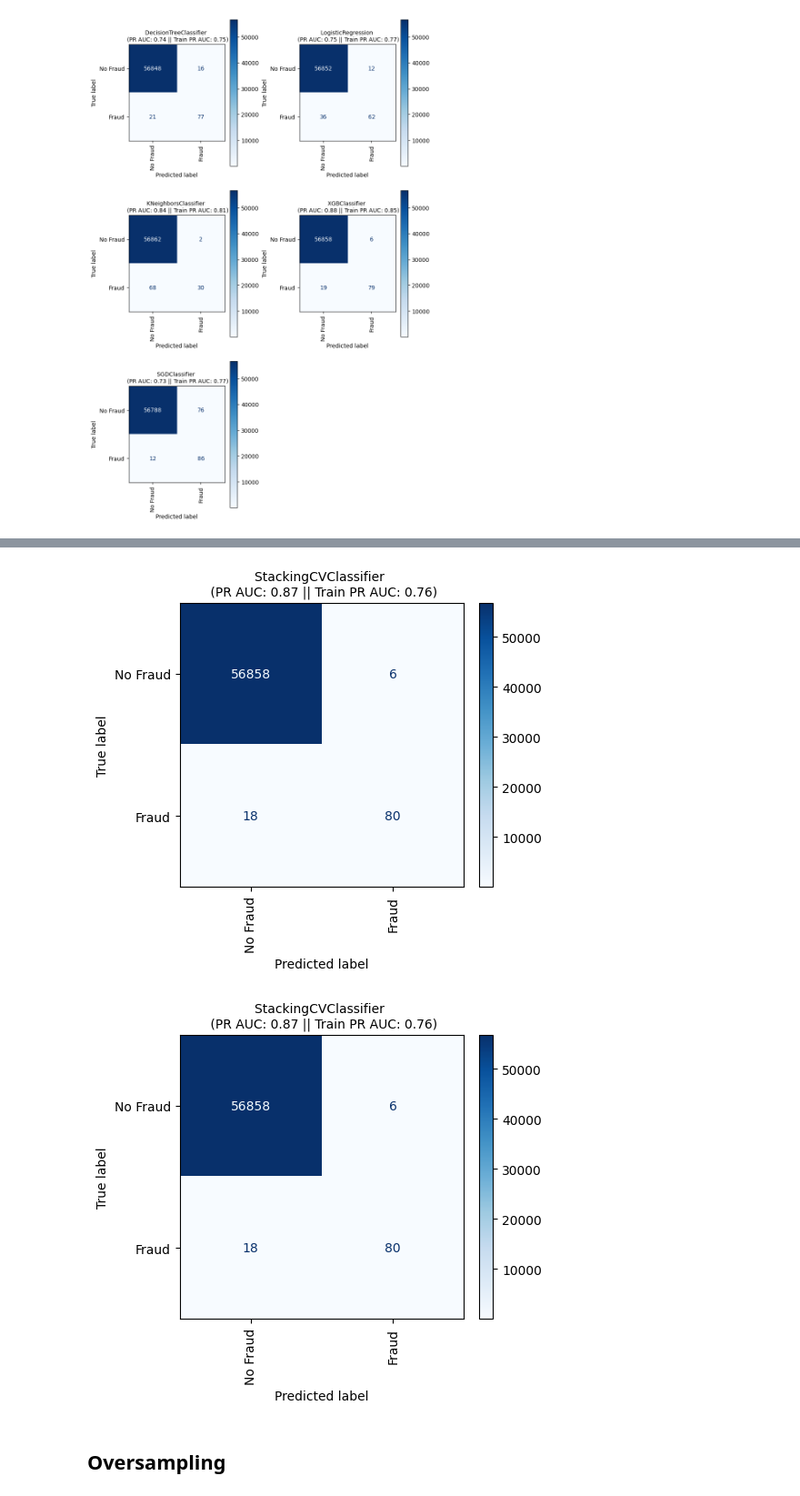
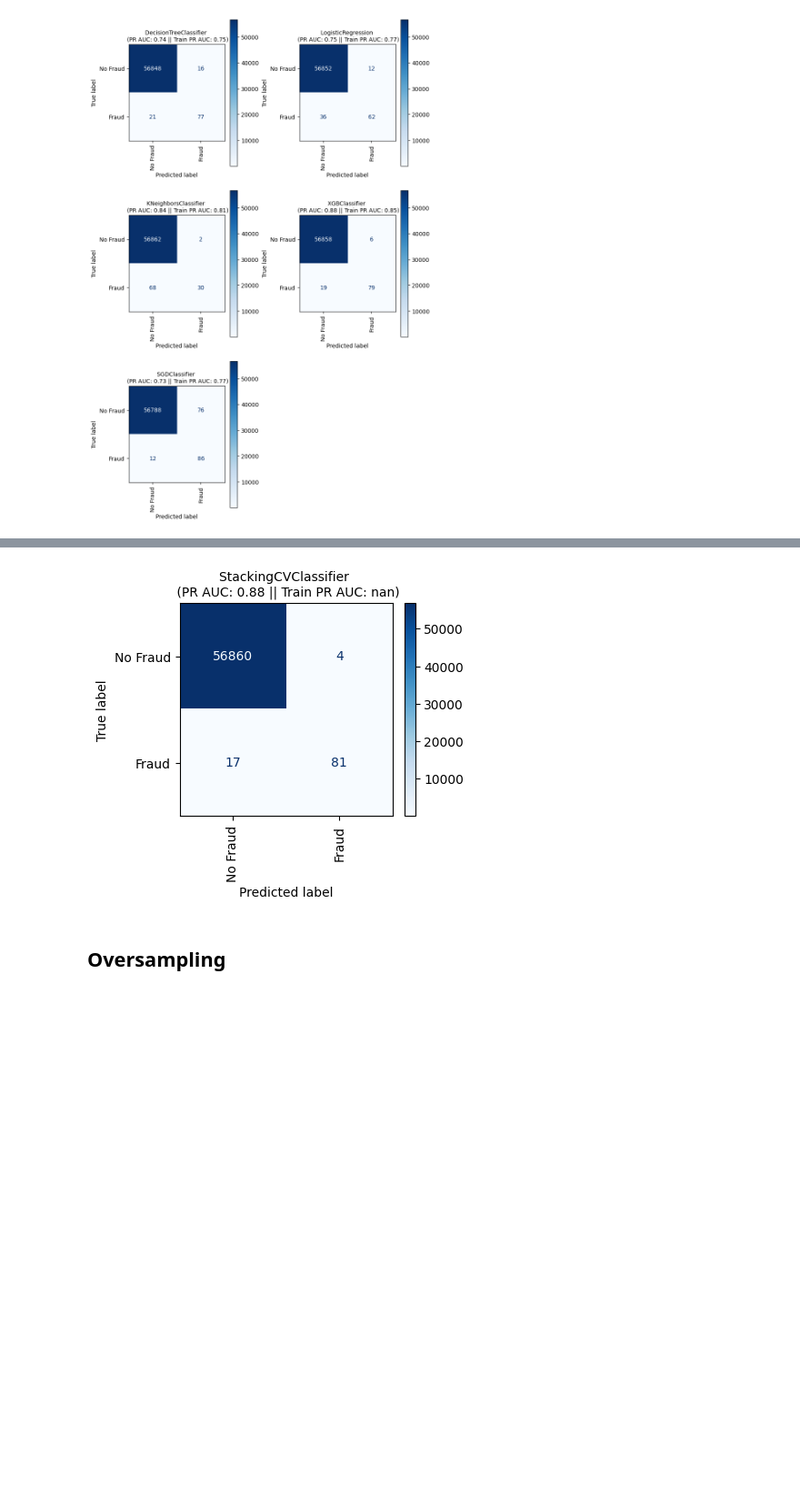
Before and after one commit to abdullahkavakli/Credit-Card-Fraud-Detection-Using-KNN, a Jupyter notebook: Credit Card Fraud Detection.ipynb, the cells around one changed output, grey strips where cells are left out. Shown at 91% size. Drawn from its saved outputs; the diff is of its cells as text; code cells hidden in the pictures; blank space fills up the shorter version.

```diff
--- a/Credit Card Fraud Detection.ipynb
+++ b/Credit Card Fraud Detection.ipynb
@@ -262,7 +262,7 @@ def get_axes_list(models,column_number=2):
     row_number_alignment = np.ones((row_num, column_number), dtype="int")
     if reminder_num != 0:
         row_number_alignment[-1,-(column_number - reminder_num):] = 0
-    coefficient = 4.2
+    coefficient = (3.5 if length_of_model==1 else 4.2)
     col_size = coefficient*column_number
     row_size = coefficient*row_num
     fig = plt.figure(figsize=(col_size, row_size), layout="constrained")
@@ -395,16 +395,15 @@ print_scores(vc, result_prefix="_voting_tuned_ap")
 # %%
 classifiers_tuned_ap=[tree_clf_ap,log_reg_ap,knears_neighbors_ap,xgb_est_ap,sgd_est_ap]
 clf_stack_tuned_ap=StackingCVClassifier(classifiers=classifiers_tuned_ap,
                                  meta_classifier=clf_meta,
                                  cv=kf,
                                  verbose=False,
                                  use_probas=True,
                                  use_features_in_secondary=True)
 vc ={"Stack": clf_stack_tuned_ap }
-print_scores(vc, stack=True, result_prefix="_voting_stack_tuned_ap")
+print_scores(vc, result_prefix="_voting_stack_tuned_ap")
 # %% [output]
-[figure, old version]
+[figure, new version]
-[figure, removed]
 # %% [markdown]
 ## Oversampling
 # %% [markdown]
```
Also changed, not shown: parts of 14 cells of this notebook.
